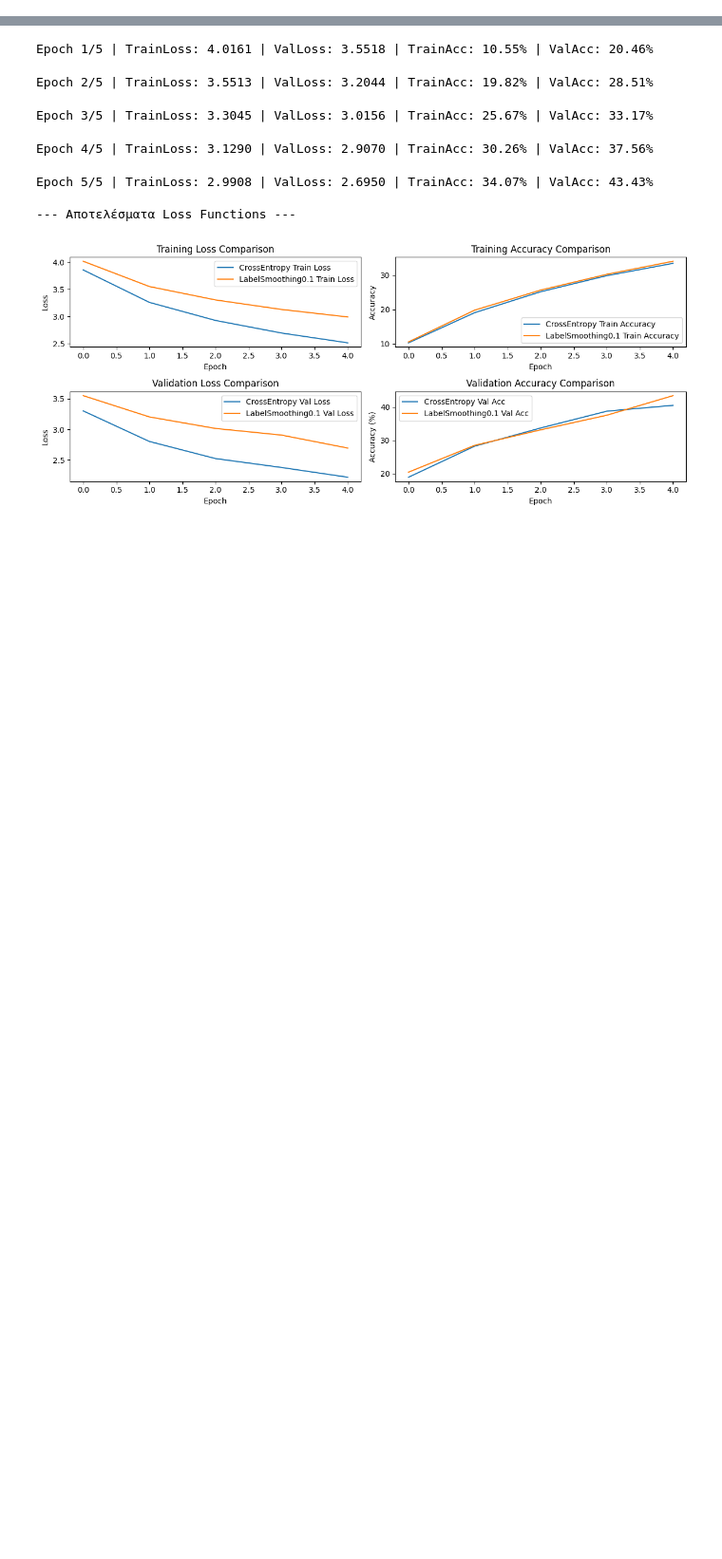
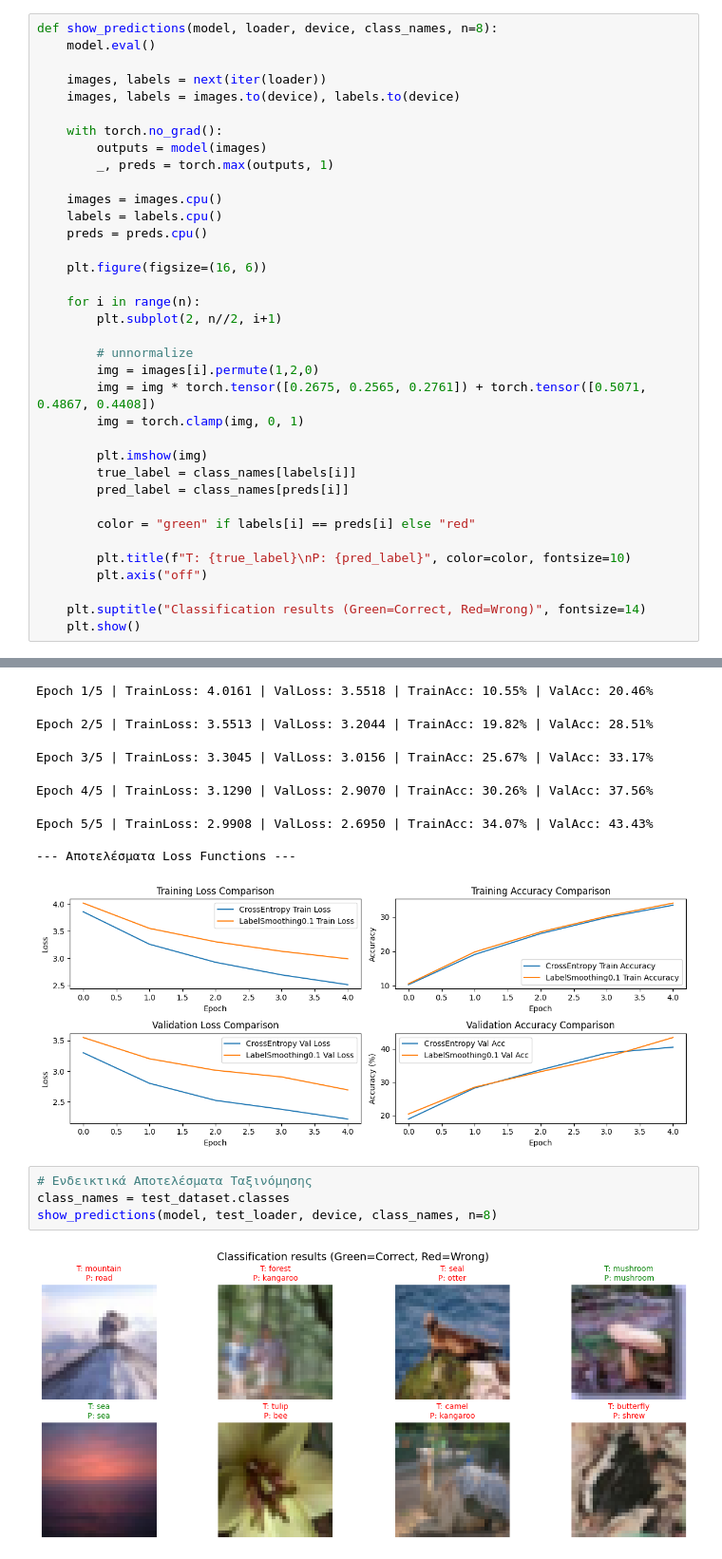
Before and after one commit to FOTIS21/Computer-Vision, a Jupyter notebook: ex1.ipynb, the cells around one changed output, grey strips where cells are left out. Shown at 95% size. Saved outputs shown, nothing was run; the diff lists cells and outputs as text; blank space fills up the shorter version.

```diff
--- a/ex1.ipynb
+++ b/ex1.ipynb
@@ -226,6 +226,42 @@ def evaluate(model, loader, criterion, device, epoch=None, epochs=None):
     val_loss = running_loss / len(loader)
     val_acc = 100*correct/total
     return val_loss, val_acc
+# %%
+def show_predictions(model, loader, device, class_names, n=8):
+    model.eval()
+
+    images, labels = next(iter(loader))
+    images, labels = images.to(device), labels.to(device)
+
+    with torch.no_grad():
+        outputs = model(images)
+        _, preds = torch.max(outputs, 1)
+
+    images = images.cpu()
+    labels = labels.cpu()
+    preds = preds.cpu()
+
+    plt.figure(figsize=(16, 6))
+
+    for i in range(n):
+        plt.subplot(2, n//2, i+1)
+
+        # unnormalize
+        img = images[i].permute(1,2,0)
+        img = img * torch.tensor([0.2675, 0.2565, 0.2761]) + torch.tensor([0.5071, 0.4867, 0.4408])
+        img = torch.clamp(img, 0, 1)
+
+        plt.imshow(img)
+        true_label = class_names[labels[i]]
+        pred_label = class_names[preds[i]]
+
+        color = "green" if labels[i] == preds[i] else "red"
+
+        plt.title(f"T: {true_label}\nP: {pred_label}", color=color, fontsize=10)
+        plt.axis("off")
+
+    plt.suptitle("Classification results (Green=Correct, Red=Wrong)", fontsize=14)
+    plt.show()
 # %%
 lrs = [1e-2, 1e-3, 1e-4, 1e-5]
 results = {}
@@ -324,3 +360,9 @@ Epoch 5/5 | TrainLoss: 2.9908 | ValLoss: 2.6950 | TrainAcc: 34.07% | ValAcc: 43.
 
 --- Αποτελέσματα Loss Functions ---
 [figure]
+# %%
+# Ενδεικτικά Αποτελέσματα Ταξινόμησης
+class_names = test_dataset.classes
+show_predictions(model, test_loader, device, class_names, n=8)
+# %% [output]
+[figure, added]
```
